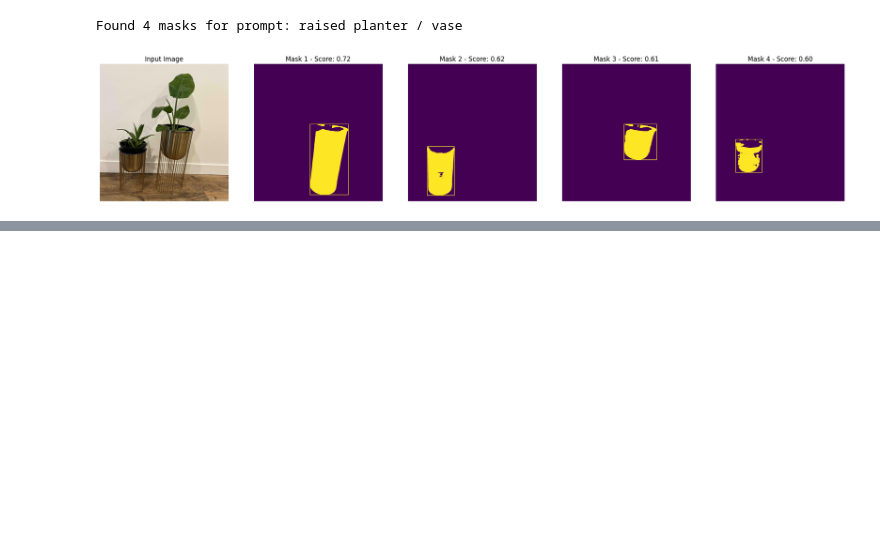
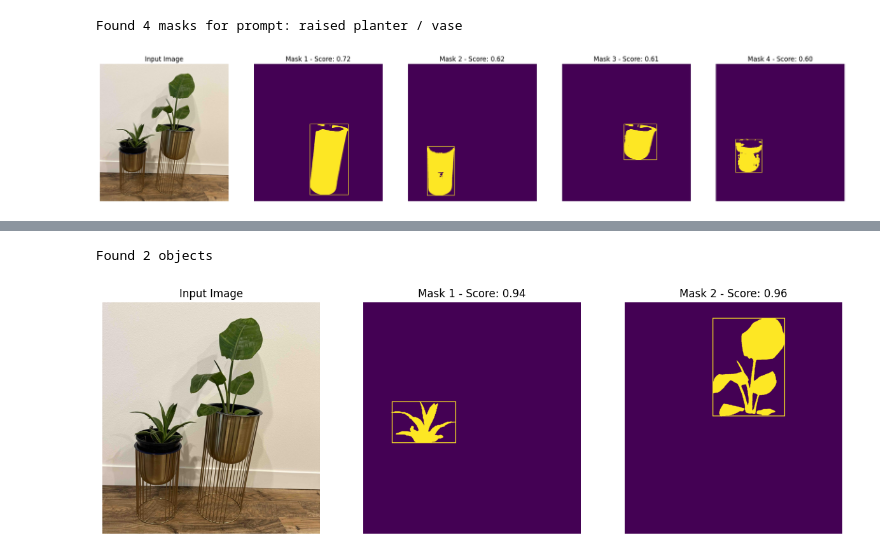
Before and after one commit to vmirly/GenAI-Hub, a Jupyter notebook: SAM-3/sam3_inference.ipynb, the cells around one changed output, grey strips where cells are left out. Drawn from its saved outputs; the diff is of its cells as text; code cells hidden in the pictures; blank space fills up the shorter version.

```diff
--- a/SAM-3/sam3_inference.ipynb
+++ b/SAM-3/sam3_inference.ipynb
@@ -108,0 +119,54 @@ Found 4 masks for prompt: raised planter / vase
+# %%
+from transformers import Sam3Processor, Sam3Model
+import torch
+from PIL import Image
+import requests
+
+device = "cuda" if torch.cuda.is_available() else "cpu"
+
+model = Sam3Model.from_pretrained("facebook/sam3").to(device)
+processor = Sam3Processor.from_pretrained("facebook/sam3")
+
+# Load image
+image_path = "../samples/plants.jpg"
+image = Image.open(image_path).convert("RGB")
+
+# Segment using text prompt
+inputs = processor(images=image, text="plants", return_tensors="pt").to(device)
+
+with torch.no_grad():
+    outputs = model(**inputs)
+
+# Post-process results
+results = processor.post_process_instance_segmentation(
+    outputs,
+    threshold=0.5,
+    mask_threshold=0.5,
+    target_sizes=inputs.get("original_sizes").tolist()
+)[0]
+
+print(f"Found {len(results['masks'])} objects")
+# Results contain:
+# - masks: Binary masks resized to original image size
+# - boxes: Bounding boxes in absolute pixel coordinates (xyxy format)
+# - scores: Confidence scores
+# %% [output]
+Found 2 objects
+# %%
+fig, axes = plt.subplots(1, len(results['masks']) + 1, figsize=(len(results['masks']) * 5 + 5, 5), dpi=100)
+axes[0].imshow(image)
+axes[0].set_title("Input Image")
+axes[0].axis("off")
+for i, mask in enumerate(results['masks']):
+    mask = Image.fromarray((mask.cpu().numpy() * 255).astype("uint8"))
+    # draw bounding box on mask
+    draw = ImageDraw.Draw(mask)
+    draw.rectangle(results['boxes'][i].cpu().numpy().tolist(), outline="white", width=4)
+
+
+    axes[i + 1].imshow(mask)
+    axes[i + 1].set_title(f"Mask {i + 1} - Score: {results['scores'][i]:.2f}")
+    axes[i + 1].axis("off")
+plt.show()
+# %% [output]
+[figure, added]
```
Also changed, not shown: parts of 2 cells of this notebook.
